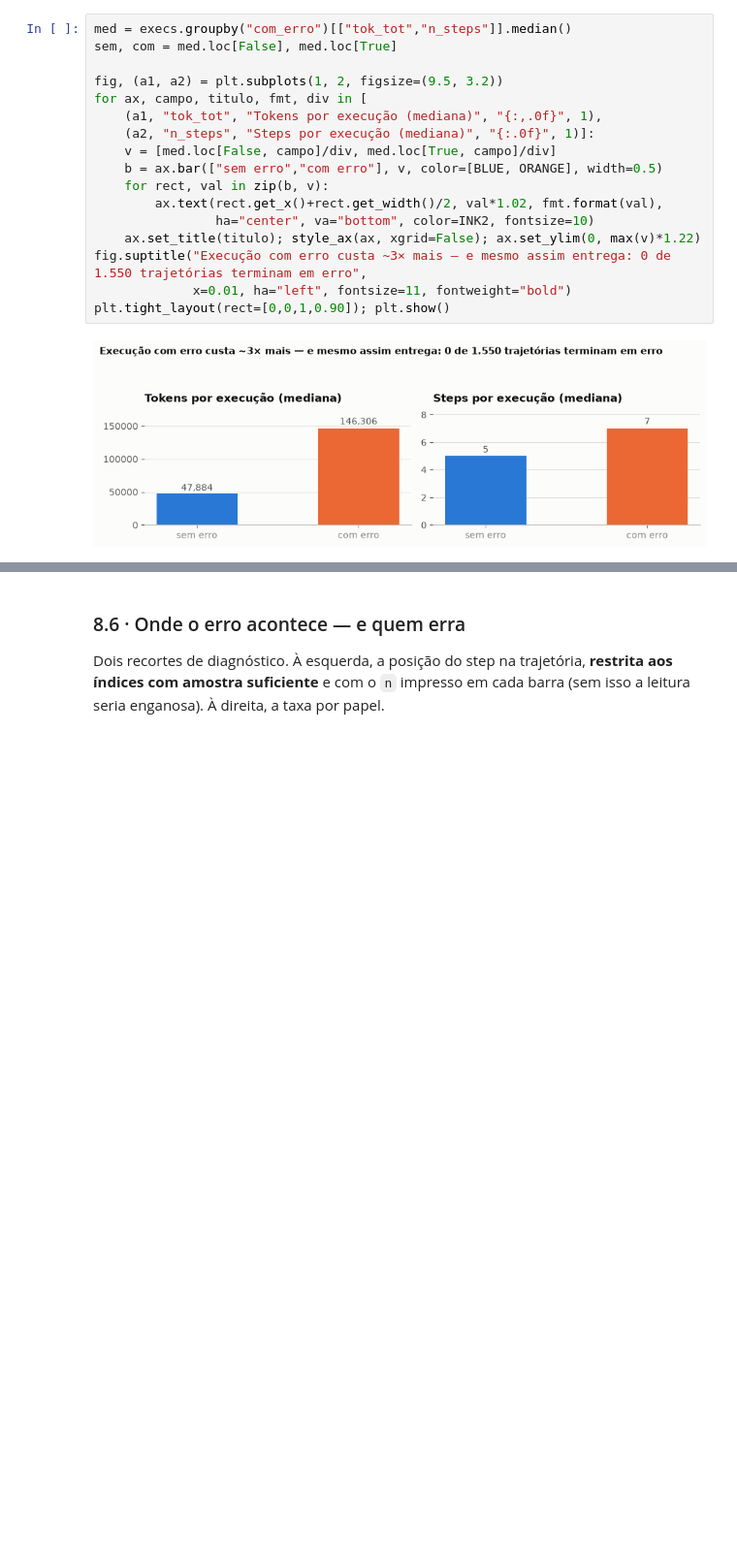
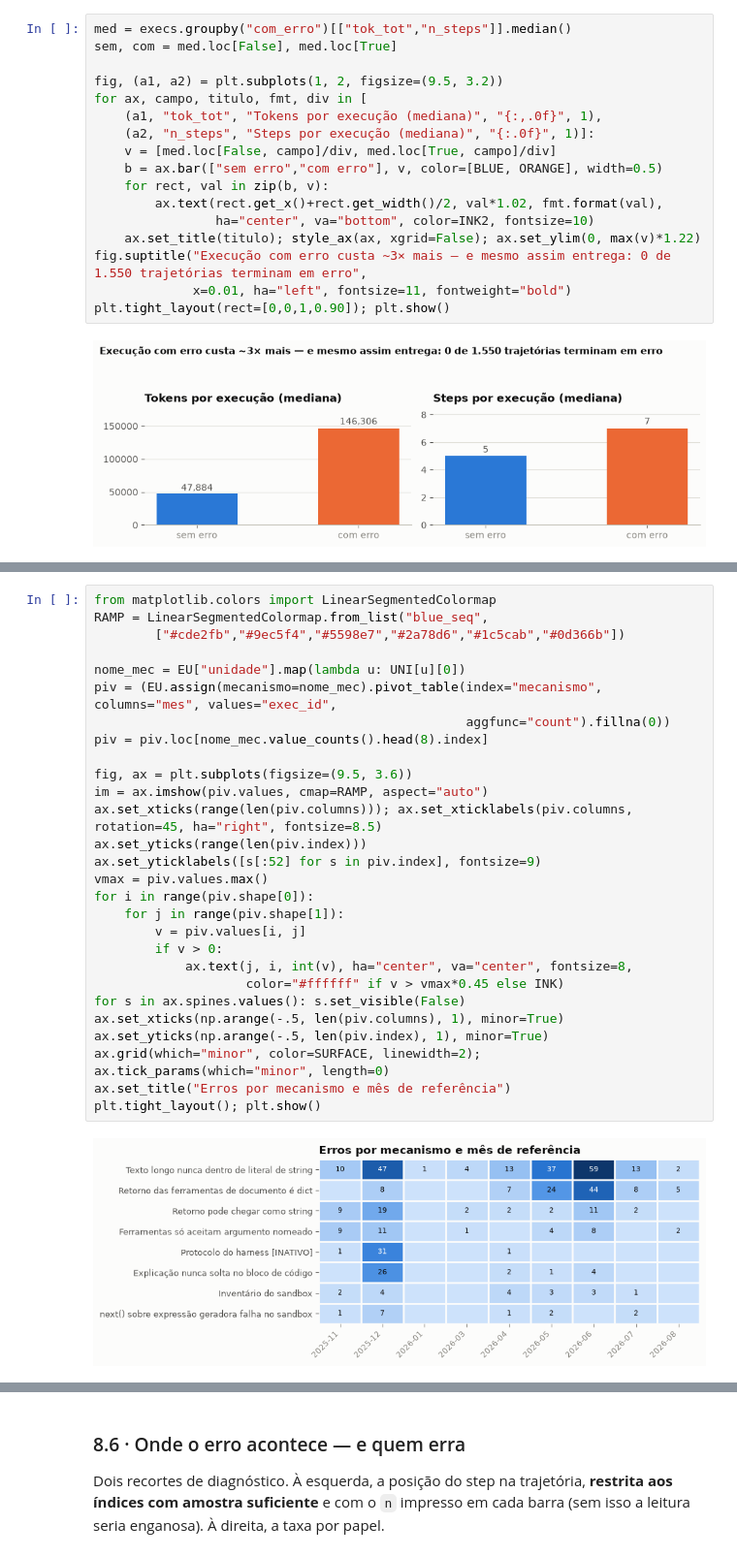
Before and after one commit to rc-ventura/memory_layer_ai_agents, a Jupyter notebook: analysis/2026-09-trace-law-flow/pipeline/analise_trace_esteira_juridica.ipynb, the cells around one changed output, grey strips where cells are left out. Shown at 97% size. Saved outputs shown, nothing was run; the diff lists cells and outputs as text; blank space fills up the shorter version.

```diff
--- a/analysis/2026-09-trace-law-flow/pipeline/analise_trace_esteira_juridica.ipynb
+++ b/analysis/2026-09-trace-law-flow/pipeline/analise_trace_esteira_juridica.ipynb
@@ -1066,0 +1255,30 @@ plt.tight_layout(); plt.show()
+# %%
+from matplotlib.colors import LinearSegmentedColormap
+RAMP = LinearSegmentedColormap.from_list("blue_seq",
+        ["#cde2fb","#9ec5f4","#5598e7","#2a78d6","#1c5cab","#0d366b"])
+
+nome_mec = EU["unidade"].map(lambda u: UNI[u][0])
+piv = (EU.assign(mecanismo=nome_mec).pivot_table(index="mecanismo", columns="mes", values="exec_id",
+                                                 aggfunc="count").fillna(0))
+piv = piv.loc[nome_mec.value_counts().head(8).index]
+
+fig, ax = plt.subplots(figsize=(9.5, 3.6))
+im = ax.imshow(piv.values, cmap=RAMP, aspect="auto")
+ax.set_xticks(range(len(piv.columns))); ax.set_xticklabels(piv.columns, rotation=45, ha="right", fontsize=8.5)
+ax.set_yticks(range(len(piv.index)))
+ax.set_yticklabels([s[:52] for s in piv.index], fontsize=9)
+vmax = piv.values.max()
+for i in range(piv.shape[0]):
+    for j in range(piv.shape[1]):
+        v = piv.values[i, j]
+        if v > 0:
+            ax.text(j, i, int(v), ha="center", va="center", fontsize=8,
+                    color="#ffffff" if v > vmax*0.45 else INK)
+for s in ax.spines.values(): s.set_visible(False)
+ax.set_xticks(np.arange(-.5, len(piv.columns), 1), minor=True)
+ax.set_yticks(np.arange(-.5, len(piv.index), 1), minor=True)
+ax.grid(which="minor", color=SURFACE, linewidth=2); ax.tick_params(which="minor", length=0)
+ax.set_title("Erros por mecanismo e mês de referência")
+plt.tight_layout(); plt.show()
+# %% [output]
+[figure, added]
```
Also changed, not shown: parts of 35 cells of this notebook, 14 other files.
